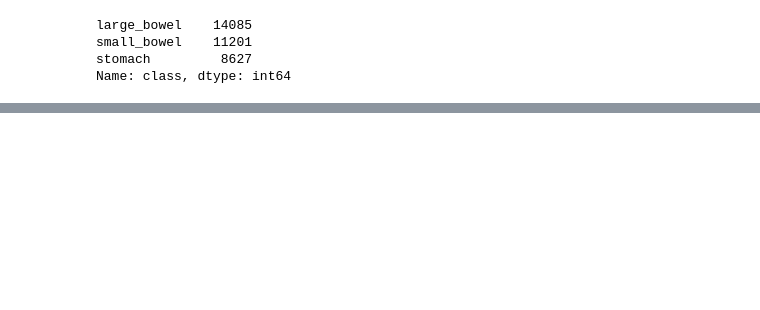
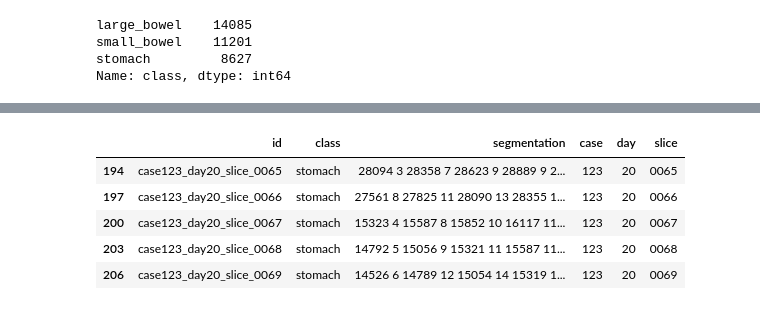
Before and after one commit to pri1311/UWM-GI-Tract-Image-Segmentation, a Jupyter notebook: getting-started-understanding-data.ipynb, the cells around one changed output, grey strips where cells are left out. Cells and saved outputs as stored; diff of their text form; code cells hidden in the pictures; blank space fills up the shorter version.

```diff
--- a/getting-started-understanding-data.ipynb
+++ b/getting-started-understanding-data.ipynb
@@ -162,0 +197,9 @@ Name: class, dtype: int64
+# %%
+train_seg.head()
+# %% [output]
+|  | id | class | segmentation | case | day | slice |
+| 194 | case123_day20_slice_0065 | stomach | 28094 3 28358 7 28623 9 28889 9 2... | 123 | 20 | 0065 |
+| 197 | case123_day20_slice_0066 | stomach | 27561 8 27825 11 28090 13 28355 1... | 123 | 20 | 0066 |
+| 200 | case123_day20_slice_0067 | stomach | 15323 4 15587 8 15852 10 16117 11... | 123 | 20 | 0067 |
+| 203 | case123_day20_slice_0068 | stomach | 14792 5 15056 9 15321 11 15587 11... | 123 | 20 | 0068 |
+| 206 | case123_day20_slice_0069 | stomach | 14526 6 14789 12 15054 14 15319 1... | 123 | 20 | 0069 |
```
Also changed, not shown: parts of 20 cells of this notebook.
